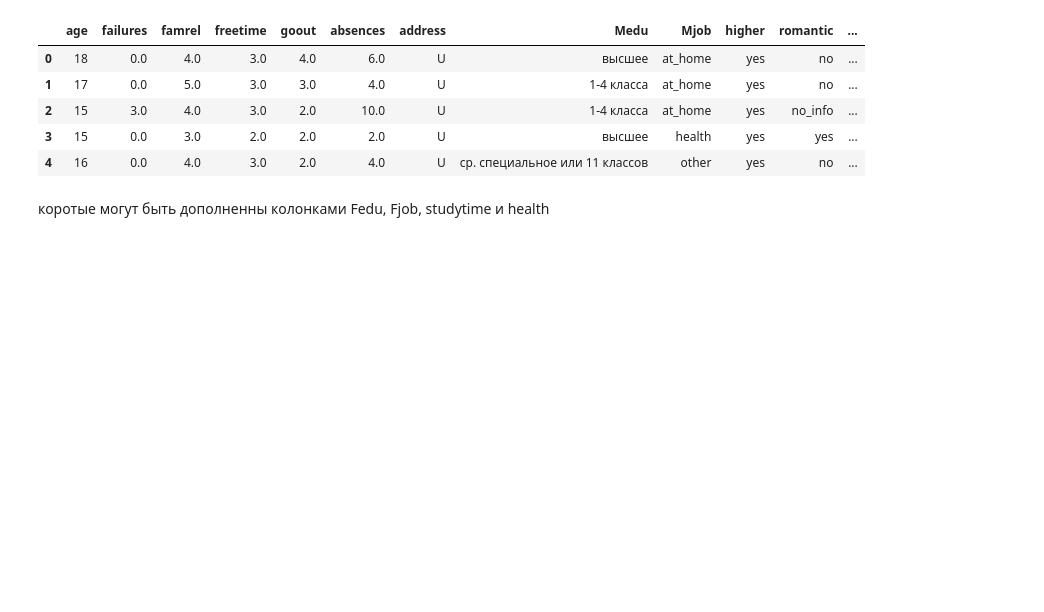
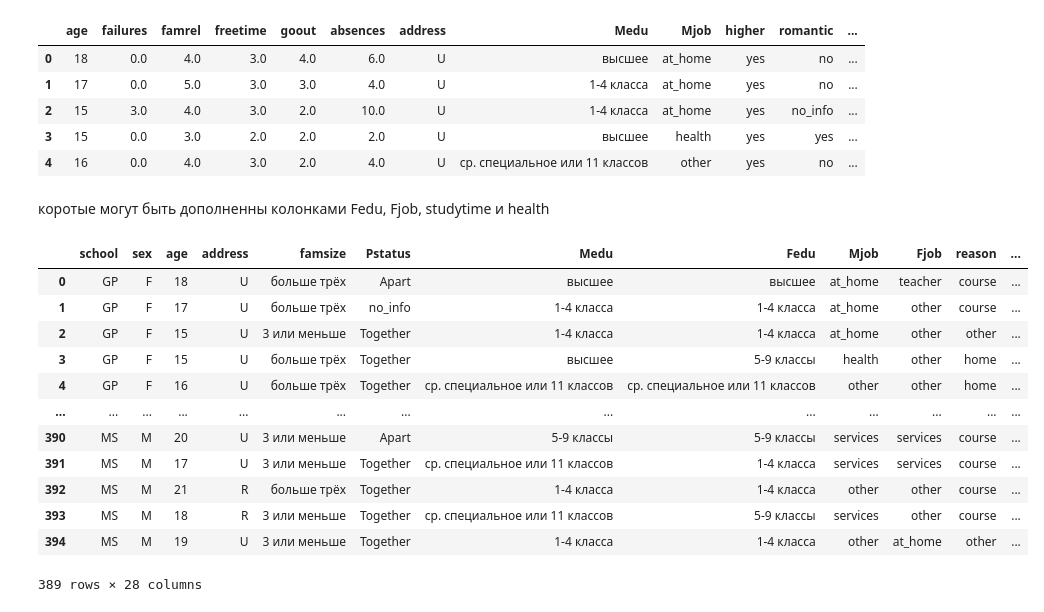
Before and after one commit to IvanAleshin/Skillfactory_projects, a Jupyter notebook: module_2/Data_for_model.ipynb, the cells around one changed output. Drawn from its saved outputs; the diff is of its cells as text; code cells hidden in the pictures; blank space fills up the shorter version.

```diff
--- a/module_2/Data_for_model.ipynb
+++ b/module_2/Data_for_model.ipynb
@@ -848,3 +848,19 @@ data_for_model.head()
 | 4 | 16 | 0.0 | 4.0 | 3.0 | 2.0 | 4.0 | U | ср. специальное или 11 классов | other | yes | no | ... |
 # %% [markdown]
 коротые могут быть дополненны колонками Fedu, Fjob, studytime и health
+# %%
+data
+# %% [output]
+|  | school | sex | age | address | famsize | Pstatus | Medu | Fedu | Mjob | Fjob | reason | ... |
+| 0 | GP | F | 18 | U | больше трёх | Apart | высшее | высшее | at_home | teacher | course | ... |
+| 1 | GP | F | 17 | U | больше трёх | no_info | 1-4 класса | 1-4 класса | at_home | other | course | ... |
+| 2 | GP | F | 15 | U | 3 или меньше | Together | 1-4 класса | 1-4 класса | at_home | other | other | ... |
+| 3 | GP | F | 15 | U | больше трёх | Together | высшее | 5-9 классы | health | other | home | ... |
+| 4 | GP | F | 16 | U | больше трёх | Together | ср. специальное или 11 классов | ср. специальное или 11 классов | other | other | home | ... |
+| ... | ... | ... | ... | ... | ... | ... | ... | ... | ... | ... | ... | ... |
+| 390 | MS | M | 20 | U | 3 или меньше | Apart | 5-9 классы | 5-9 классы | services | services | course | ... |
+| 391 | MS | M | 17 | U | 3 или меньше | Together | ср. специальное или 11 классов | 1-4 класса | services | services | course | ... |
+| 392 | MS | M | 21 | R | больше трёх | Together | 1-4 класса | 1-4 класса | other | other | course | ... |
+| 393 | MS | M | 18 | R | 3 или меньше | Together | ср. специальное или 11 классов | 5-9 классы | services | other | course | ... |
+| 394 | MS | M | 19 | U | 3 или меньше | Together | 1-4 класса | 1-4 класса | other | at_home | other | ... |
+389 rows × 28 columns
```
